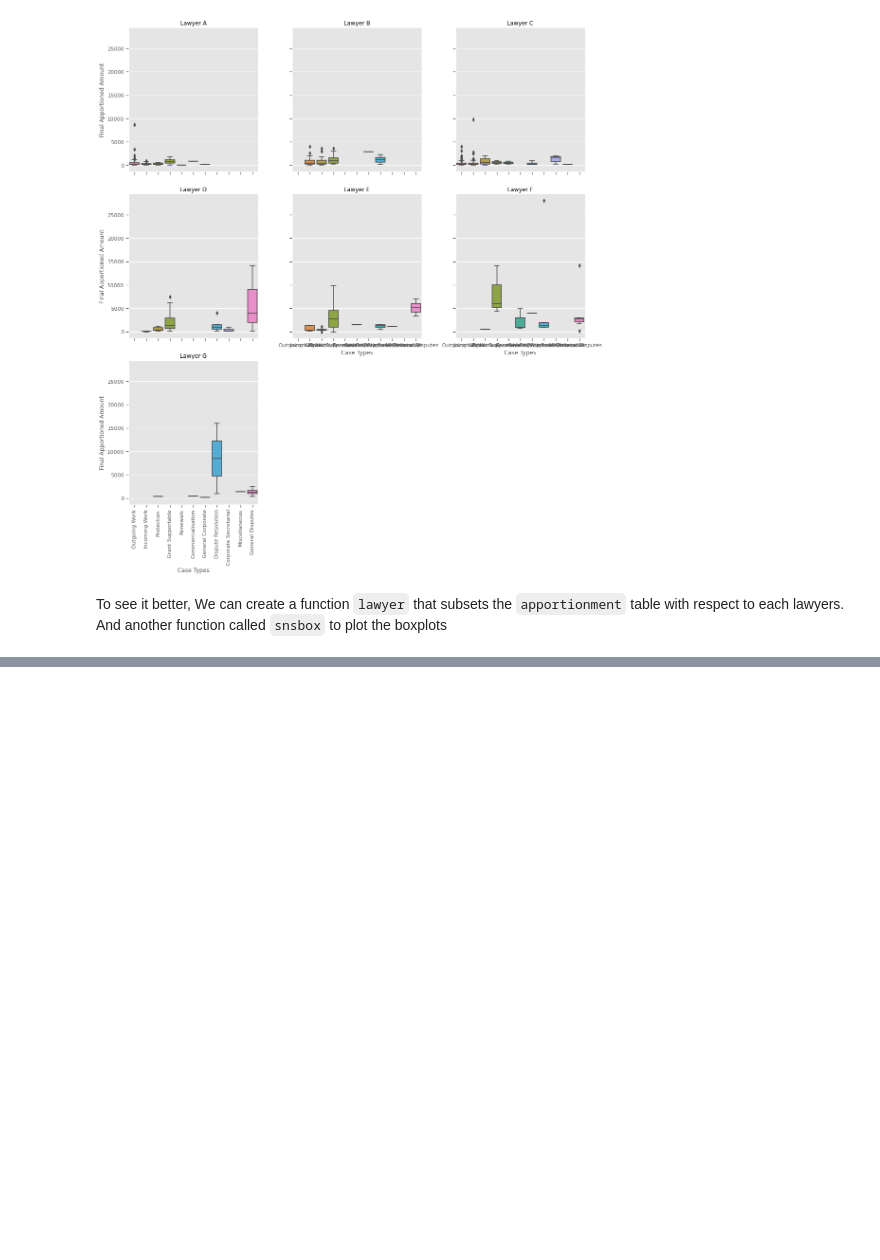
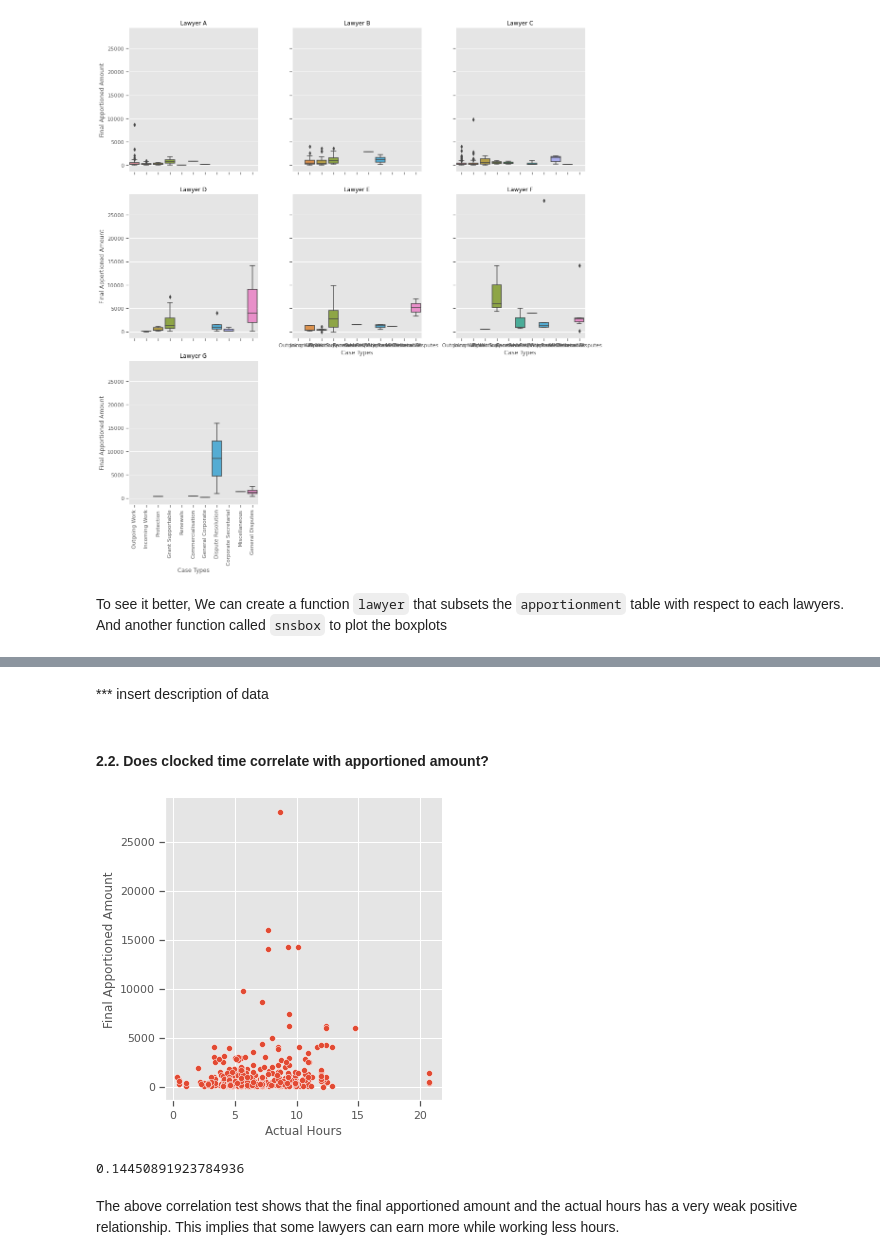
Before and after one commit to snek5/4gia-datachallenge, a Jupyter notebook: 4_gia.ipynb, the cells around one changed output, grey strips where cells are left out. Cells and saved outputs as stored; diff of their text form; code cells hidden in the pictures; blank space fills up the shorter version.

```diff
--- a/4_gia.ipynb
+++ b/4_gia.ipynb
@@ -140,0 +143,3 @@ hours.dropna()
+# %%
+hours = hours.groupby(['Date', 'User/Full Name']).agg({'Actual Hours' : 'sum'}).reset_index()
+hours.head()
@@ -206,0 +228,21 @@ def snsbox (data):
+# %% [markdown]
+*** insert description of data
+# %% [markdown]
+#### 2.2. Does clocked time correlate with apportioned amount?
+# %%
+# Merging apportionment table and hours table to investigate relationship between clocked hours and apportioned amount
+apportionment_hours = apportionment.merge(hours, left_on = ['Date of Invoice', 'User'], right_on = ['Date', 'User/Full Name'], how = 'outer', suffixes = ['_a','_h'])
+apportionment_hours = apportionment_hours.drop(['Date', 'User/Full Name'], axis = 1)
+
+# Scatter plot between final apportioned amount and actual hours
+sns.relplot(data = apportionment_hours, y = 'Final Apportioned Amount', x = 'Actual Hours', kind = 'scatter')
+plt.show()
+# %% [output]
+[figure, added]
+# %%
+# Correlation between final apportioned amount and actual hours
+apportionment_hours['Final Apportioned Amount'].corr(apportionment_hours['Actual Hours'])
+# %% [output]
+0.14450891923784936
+# %% [markdown]
+The above correlation test shows that the final apportioned amount and the actual hours has a very weak positive relationship. This implies that some lawyers can earn more while working less hours.
```
Also changed, not shown: parts of 4 cells of this notebook, 1 other file.
